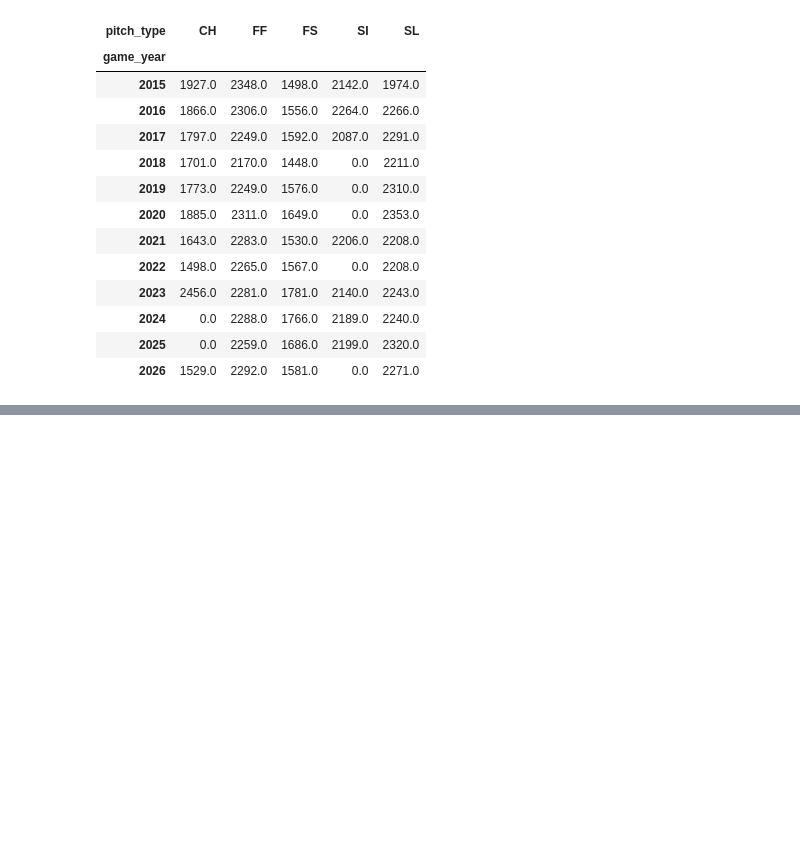
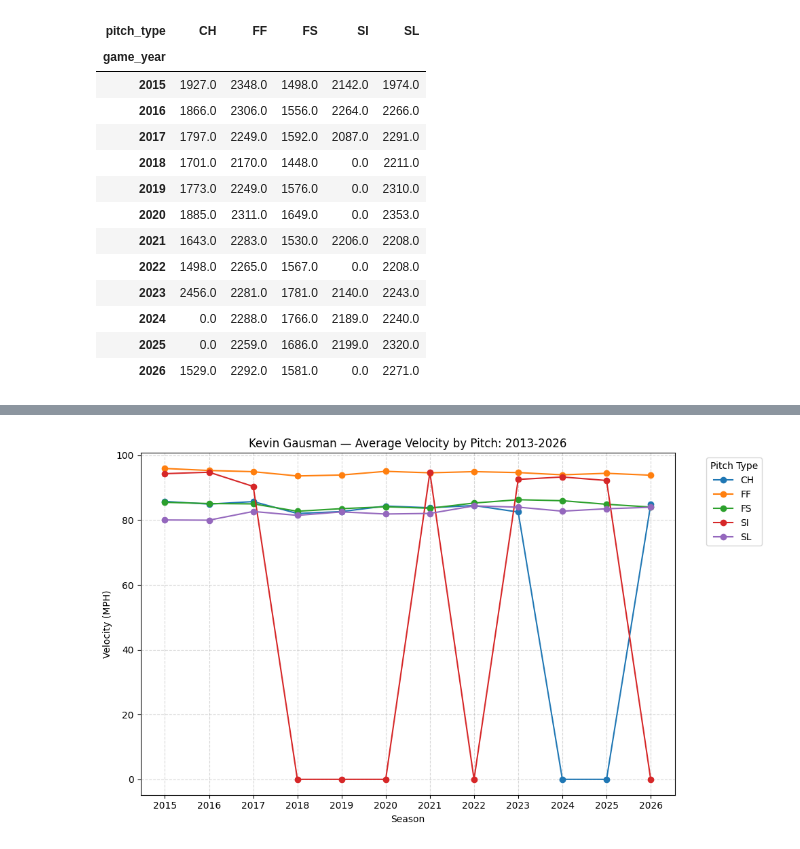
Before and after one commit to mrbuddyoldpal/pitcher-profile, a Jupyter notebook: notebooks/gausman_profile.ipynb, the cells around one changed output, grey strips where cells are left out. Cells and saved outputs as stored; diff of their text form; code cells hidden in the pictures; blank space fills up the shorter version.

```diff
--- a/notebooks/gausman_profile.ipynb
+++ b/notebooks/gausman_profile.ipynb
@@ -148,0 +172,18 @@ num_pitches_per_type
+# %%
+ax = avg_pitch_speeds.plot(
+    kind='line',
+    marker='o',
+    figsize=(10, 6),
+)
+
+ax.set_title("Kevin Gausman — Average Velocity by Pitch: 2013-2026")
+ax.set_xlabel("Season")
+ax.xaxis.set_major_locator(MultipleLocator(1))
+ax.set_ylabel("Velocity (MPH)")
+ax.legend(title="Pitch Type", bbox_to_anchor=(1.05, 1), loc='upper left')
+ax.grid(True, linestyle='--', alpha=0.5)
+ax.set_axisbelow(True)
+plt.tight_layout()
+plt.show()
+# %% [output]
+[figure, added]
```
Also changed, not shown: parts of 7 cells of this notebook.
